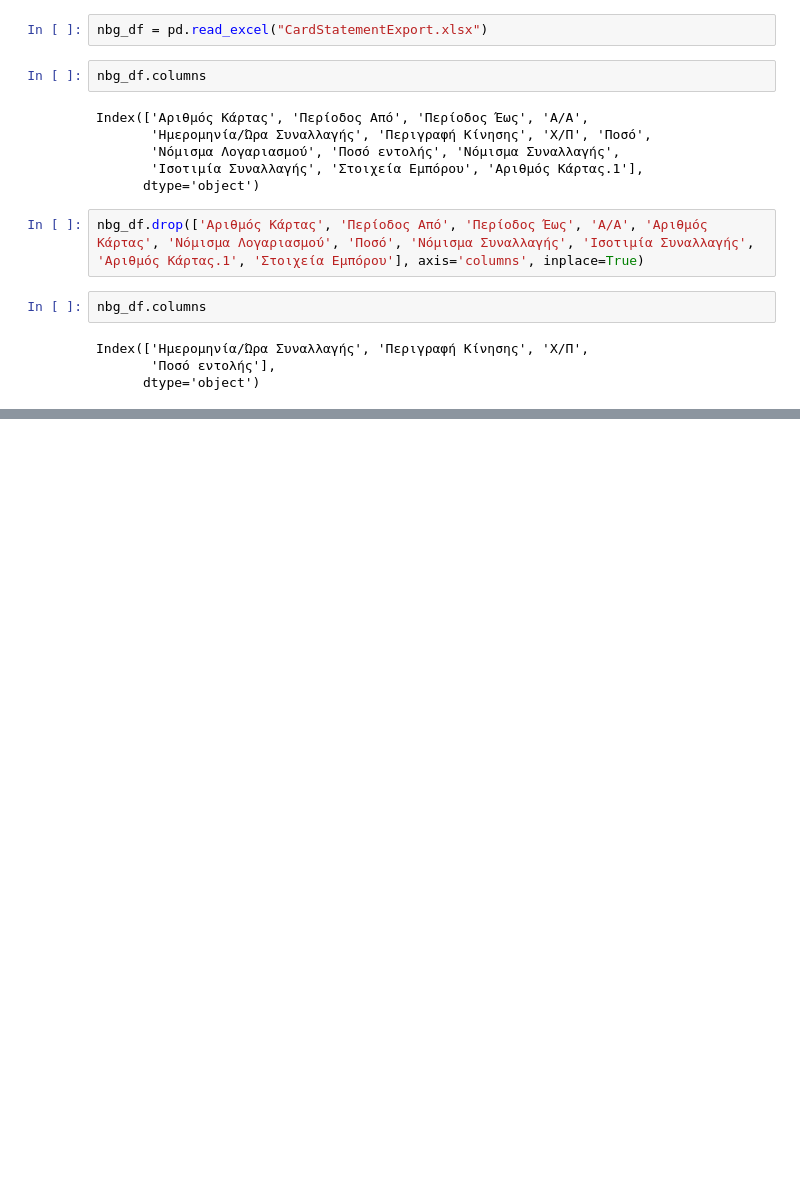
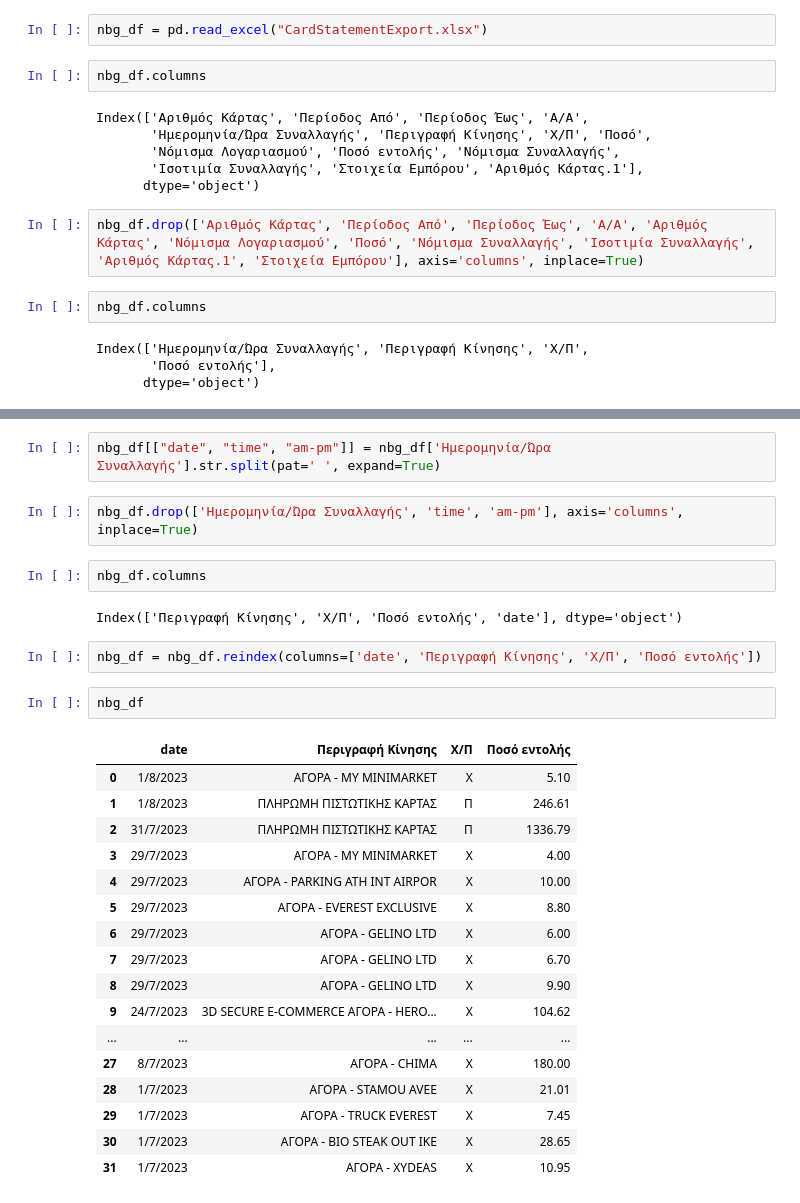
Before and after one commit to tasosnikitakis/Data_Science_Notebooks, a Jupyter notebook: Family_Expenses.ipynb, the cells around one changed output, grey strips where cells are left out. Saved outputs shown, nothing was run; the diff lists cells and outputs as text; blank space fills up the shorter version.

```diff
--- a/Family_Expenses.ipynb
+++ b/Family_Expenses.ipynb
@@ -120,0 +155,30 @@ Index(['Ημερομηνία/Ώρα Συναλλαγής', 'Περιγραφή
+# %%
+nbg_df[["date", "time", "am-pm"]] = nbg_df['Ημερομηνία/Ώρα Συναλλαγής'].str.split(pat=' ', expand=True)
+# %%
+nbg_df.drop(['Ημερομηνία/Ώρα Συναλλαγής', 'time', 'am-pm'], axis='columns', inplace=True)
+# %%
+nbg_df.columns
+# %% [output]
+Index(['Περιγραφή Κίνησης', 'Χ/Π', 'Ποσό εντολής', 'date'], dtype='object')
+# %%
+nbg_df = nbg_df.reindex(columns=['date', 'Περιγραφή Κίνησης', 'Χ/Π', 'Ποσό εντολής'])
+# %%
+nbg_df
+# %% [output]
+|  | date | Περιγραφή Κίνησης | Χ/Π | Ποσό εντολής |
+| 0 | 1/8/2023 | ΑΓΟΡΑ - MY MINIMARKET | Χ | 5.10 |
+| 1 | 1/8/2023 | ΠΛΗΡΩΜΗ ΠΙΣΤΩΤΙΚΗΣ ΚΑΡΤΑΣ | Π | 246.61 |
+| 2 | 31/7/2023 | ΠΛΗΡΩΜΗ ΠΙΣΤΩΤΙΚΗΣ ΚΑΡΤΑΣ | Π | 1336.79 |
+| 3 | 29/7/2023 | ΑΓΟΡΑ - MY MINIMARKET | Χ | 4.00 |
+| 4 | 29/7/2023 | ΑΓΟΡΑ - PARKING ATH INT AIRPOR | Χ | 10.00 |
+| 5 | 29/7/2023 | ΑΓΟΡΑ - EVEREST EXCLUSIVE | Χ | 8.80 |
+| 6 | 29/7/2023 | ΑΓΟΡΑ - GELINO LTD | Χ | 6.00 |
+| 7 | 29/7/2023 | ΑΓΟΡΑ - GELINO LTD | Χ | 6.70 |
+| 8 | 29/7/2023 | ΑΓΟΡΑ - GELINO LTD | Χ | 9.90 |
+| 9 | 24/7/2023 | 3D SECURE E-COMMERCE ΑΓΟΡΑ - HERO... | Χ | 104.62 |
+| ... | ... | ... | ... | ... |
+| 27 | 8/7/2023 | ΑΓΟΡΑ - CHIMA | Χ | 180.00 |
+| 28 | 1/7/2023 | ΑΓΟΡΑ - STAMOU AVEE | Χ | 21.01 |
+| 29 | 1/7/2023 | ΑΓΟΡΑ - TRUCK EVEREST | Χ | 7.45 |
+| 30 | 1/7/2023 | ΑΓΟΡΑ - BIO STEAK OUT IKE | Χ | 28.65 |
+| 31 | 1/7/2023 | ΑΓΟΡΑ - XYDEAS | Χ | 10.95 |
```
Also changed, not shown: parts of 9 cells of this notebook.
